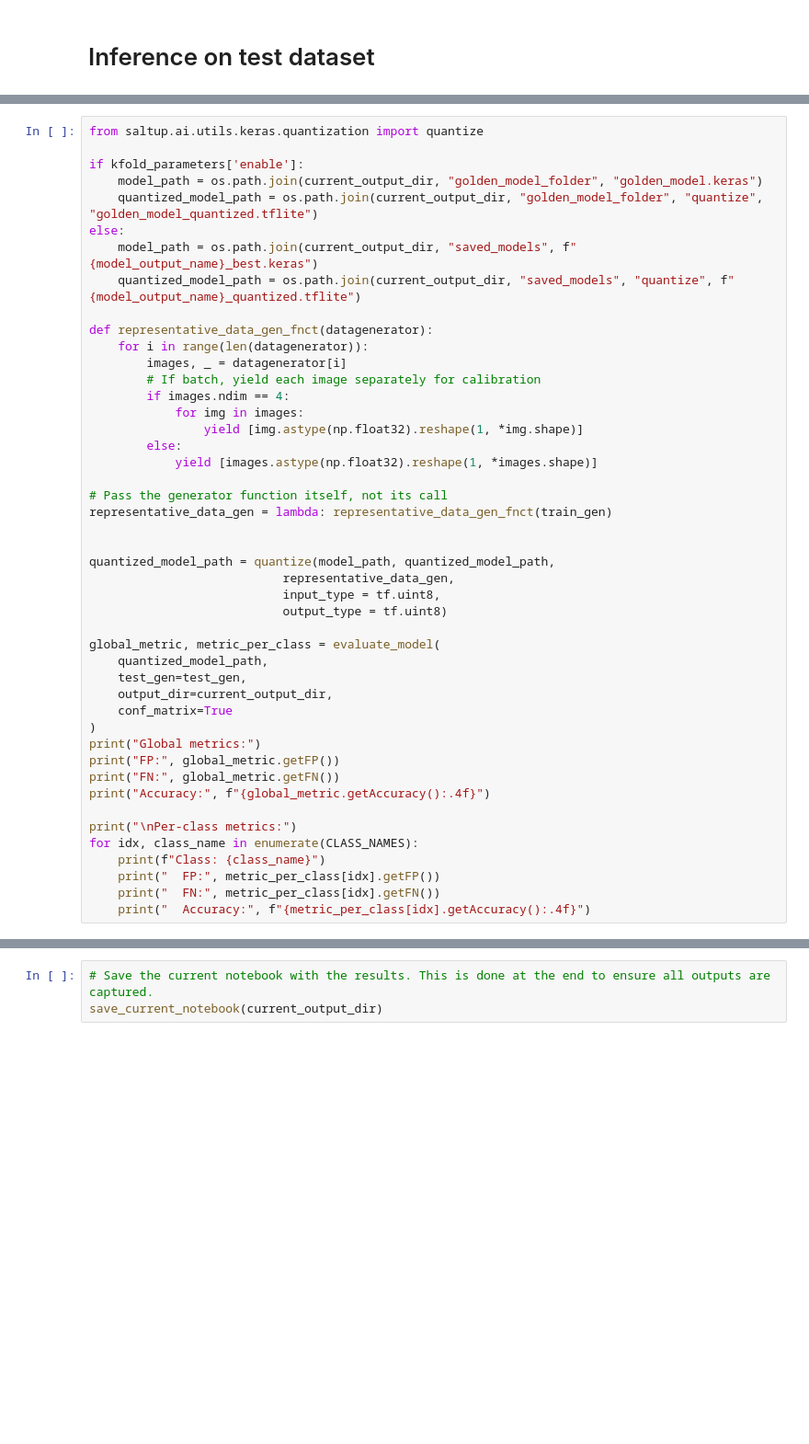
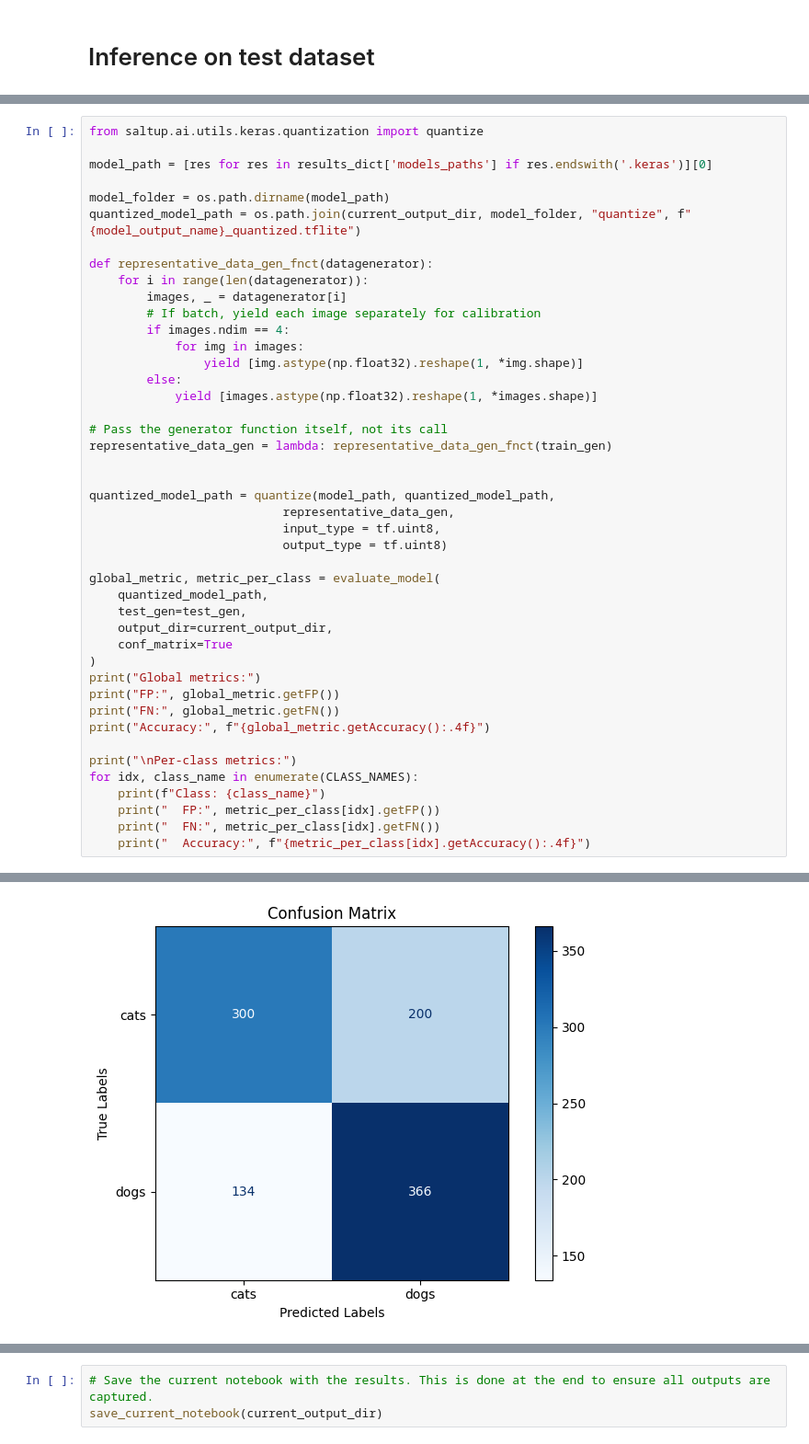
Before and after one commit to freedreamer82/saltup, a Jupyter notebook: examples/notebooks/saltup_classification_keras.ipynb, the cells around one changed output, grey strips where cells are left out. Shown at 92% size. Saved outputs shown, nothing was run; the diff lists cells and outputs as text; blank space fills up the shorter version.

```diff
--- a/examples/notebooks/saltup_classification_keras.ipynb
+++ b/examples/notebooks/saltup_classification_keras.ipynb
@@ -195,12 +426,10 @@ for idx, class_name in enumerate(CLASS_NAMES):
 # %%
 from saltup.ai.utils.keras.quantization import quantize
 
-if kfold_parameters['enable']:
-    model_path = os.path.join(current_output_dir, "golden_model_folder", "golden_model.keras")
-    quantized_model_path = os.path.join(current_output_dir, "golden_model_folder", "quantize", "golden_model_quantized.tflite")
-else:
-    model_path = os.path.join(current_output_dir, "saved_models", f"{model_output_name}_best.keras")
-    quantized_model_path = os.path.join(current_output_dir, "saved_models", "quantize", f"{model_output_name}_quantized.tflite")
+model_path = [res for res in results_dict['models_paths'] if res.endswith('.keras')][0]
+
+model_folder = os.path.dirname(model_path)
+quantized_model_path = os.path.join(current_output_dir, model_folder, "quantize", f"{model_output_name}_quantized.tflite")
 
 def representative_data_gen_fnct(datagenerator):
     for i in range(len(datagenerator)):
@@ -238,3 +467,4 @@ for idx, class_name in enumerate(CLASS_NAMES):
     print("  FP:", metric_per_class[idx].getFP())
     print("  FN:", metric_per_class[idx].getFN())
     print("  Accuracy:", f"{metric_per_class[idx].getAccuracy():.4f}")
+# %% [output]
@@ -240,0 +500 @@ for idx, class_name in enumerate(CLASS_NAMES):
+[figure, added]
```
Also changed, not shown: parts of 8 cells of this notebook, 3 other files.
